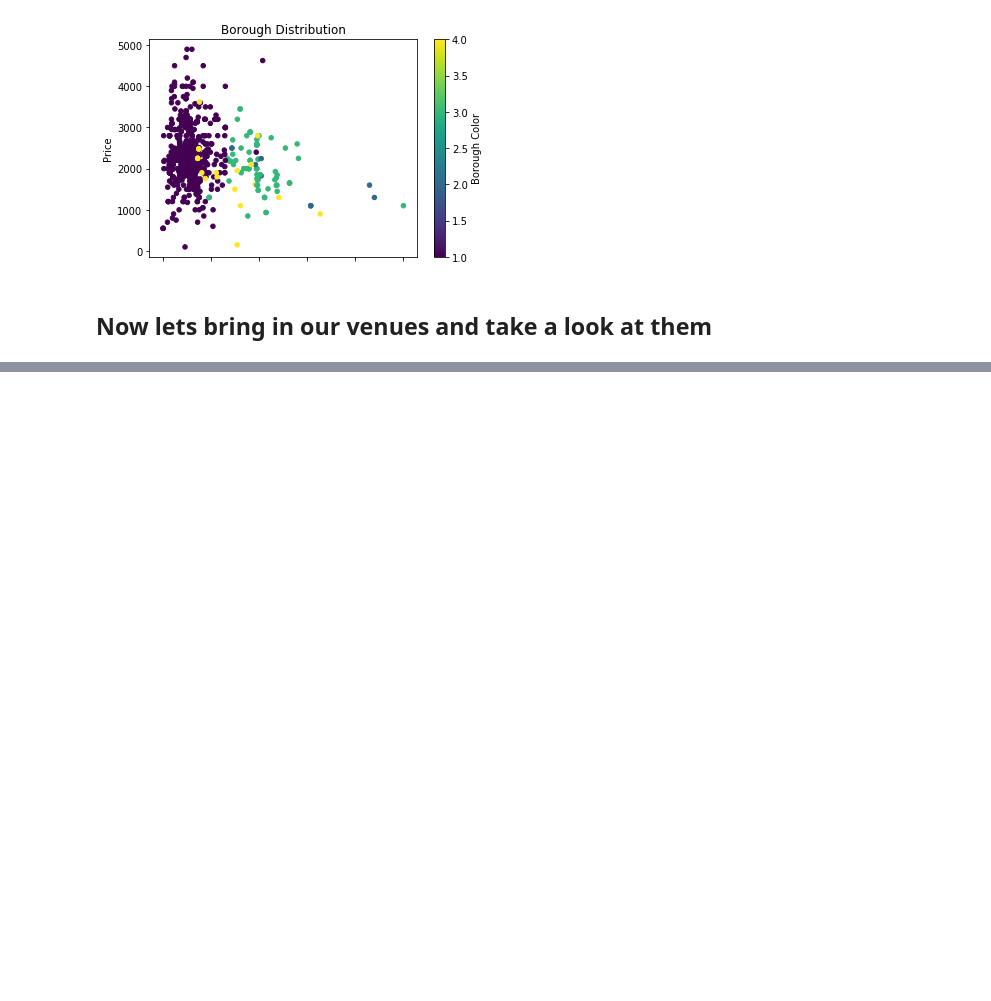
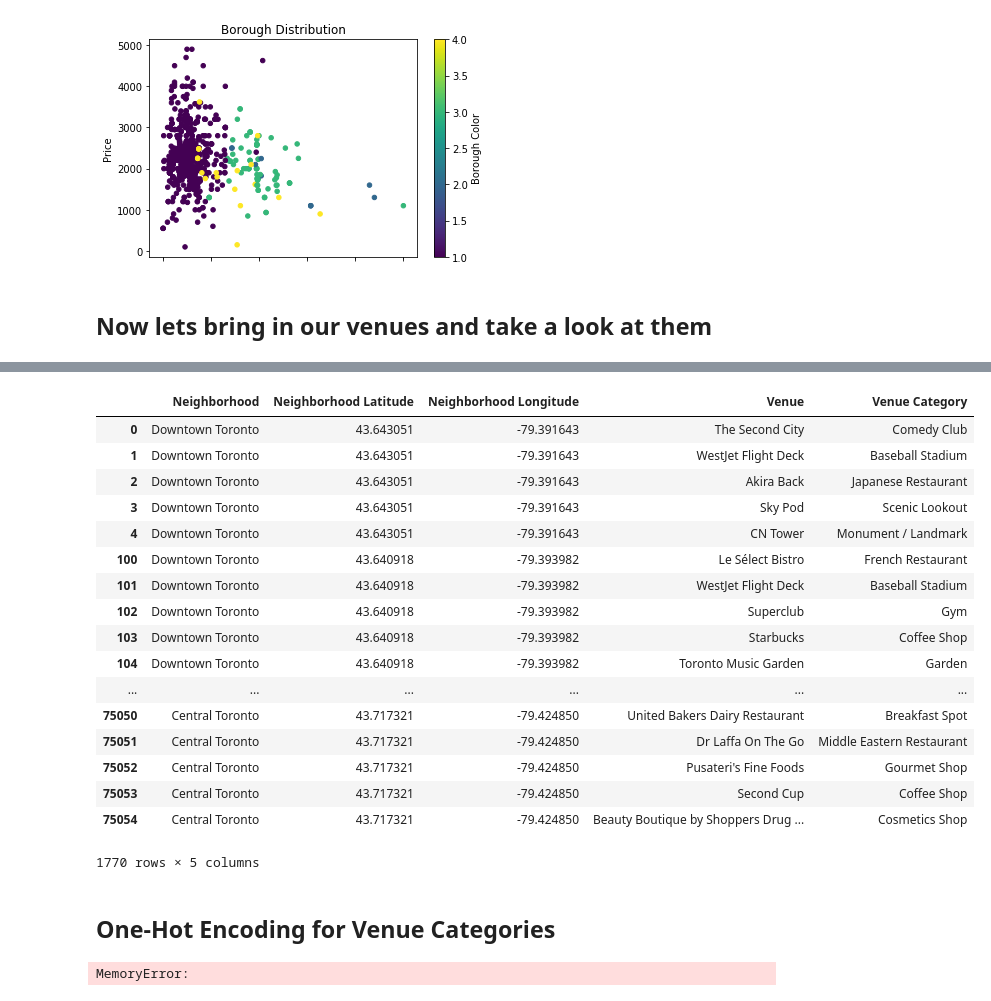
Before and after one commit to 1212-qwas/Coursera-Capstone, a Jupyter notebook: Capstone Project Part II.ipynb, the cells around one changed output, grey strips where cells are left out. Saved outputs shown, nothing was run; the diff lists cells and outputs as text; code cells hidden in the pictures; blank space fills up the shorter version.

```diff
--- a/Capstone Project Part II.ipynb
+++ b/Capstone Project Part II.ipynb
@@ -160,0 +233,28 @@ toronto_venues = pd.read_csv("venuesX.csv")
+# %%
+toronto_venues_by_neighborhood = toronto_venues.groupby(['Neighborhood Latitude', 'Neighborhood Longitude'])
+toronto_venues_by_neighborhood.head()
+# %% [output]
+|  | Neighborhood | Neighborhood Latitude | Neighborhood Longitude | Venue | Venue Category |
+| 0 | Downtown Toronto | 43.643051 | -79.391643 | The Second City | Comedy Club |
+| 1 | Downtown Toronto | 43.643051 | -79.391643 | WestJet Flight Deck | Baseball Stadium |
+| 2 | Downtown Toronto | 43.643051 | -79.391643 | Akira Back | Japanese Restaurant |
+| 3 | Downtown Toronto | 43.643051 | -79.391643 | Sky Pod | Scenic Lookout |
+| 4 | Downtown Toronto | 43.643051 | -79.391643 | CN Tower | Monument / Landmark |
+| 100 | Downtown Toronto | 43.640918 | -79.393982 | Le Sélect Bistro | French Restaurant |
+| 101 | Downtown Toronto | 43.640918 | -79.393982 | WestJet Flight Deck | Baseball Stadium |
+| 102 | Downtown Toronto | 43.640918 | -79.393982 | Superclub | Gym |
+| 103 | Downtown Toronto | 43.640918 | -79.393982 | Starbucks | Coffee Shop |
+| 104 | Downtown Toronto | 43.640918 | -79.393982 | Toronto Music Garden | Garden |
+| ... | ... | ... | ... | ... | ... |
+| 75050 | Central Toronto | 43.717321 | -79.424850 | United Bakers Dairy Restaurant | Breakfast Spot |
+| 75051 | Central Toronto | 43.717321 | -79.424850 | Dr Laffa On The Go | Middle Eastern Restaurant |
+| 75052 | Central Toronto | 43.717321 | -79.424850 | Pusateri's Fine Foods | Gourmet Shop |
+| 75053 | Central Toronto | 43.717321 | -79.424850 | Second Cup | Coffee Shop |
+| 75054 | Central Toronto | 43.717321 | -79.424850 | Beauty Boutique by Shoppers Drug ... | Cosmetics Shop |
+1770 rows × 5 columns
+# %% [markdown]
+## One-Hot Encoding for Venue Categories
+# %%
+one_hot_venues = pd.get_dummies(data=toronto_venues, columns='Venue Category', prefix='venue')
+# %% [output]
+MemoryError:
```
Also changed, not shown: parts of 8 cells of this notebook.
